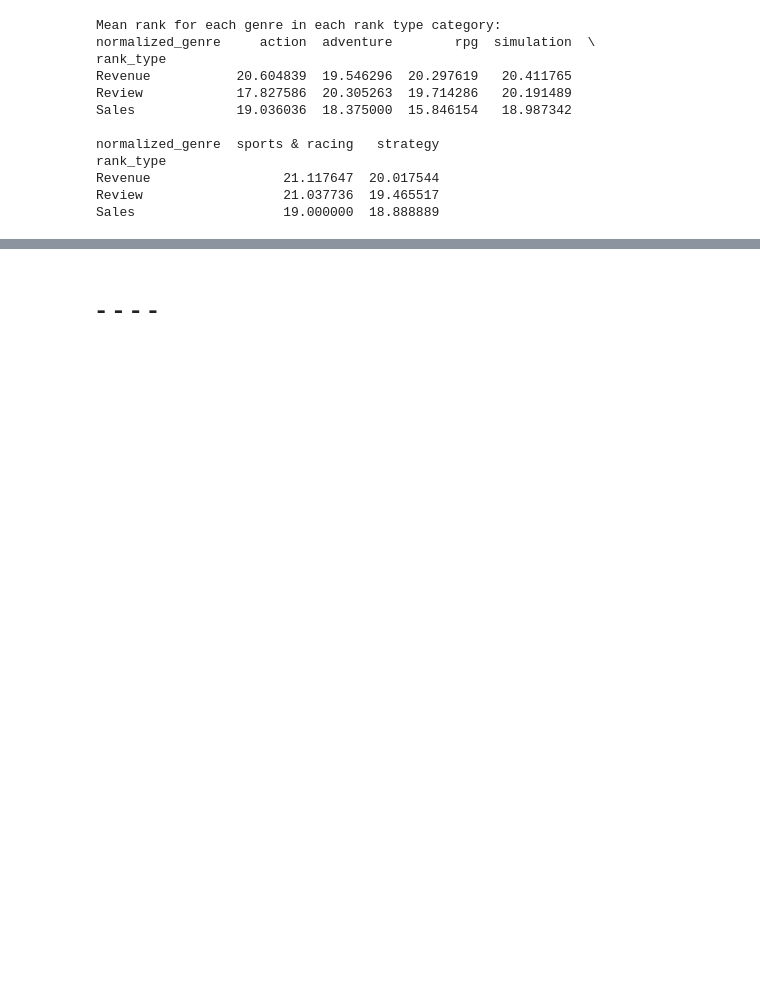
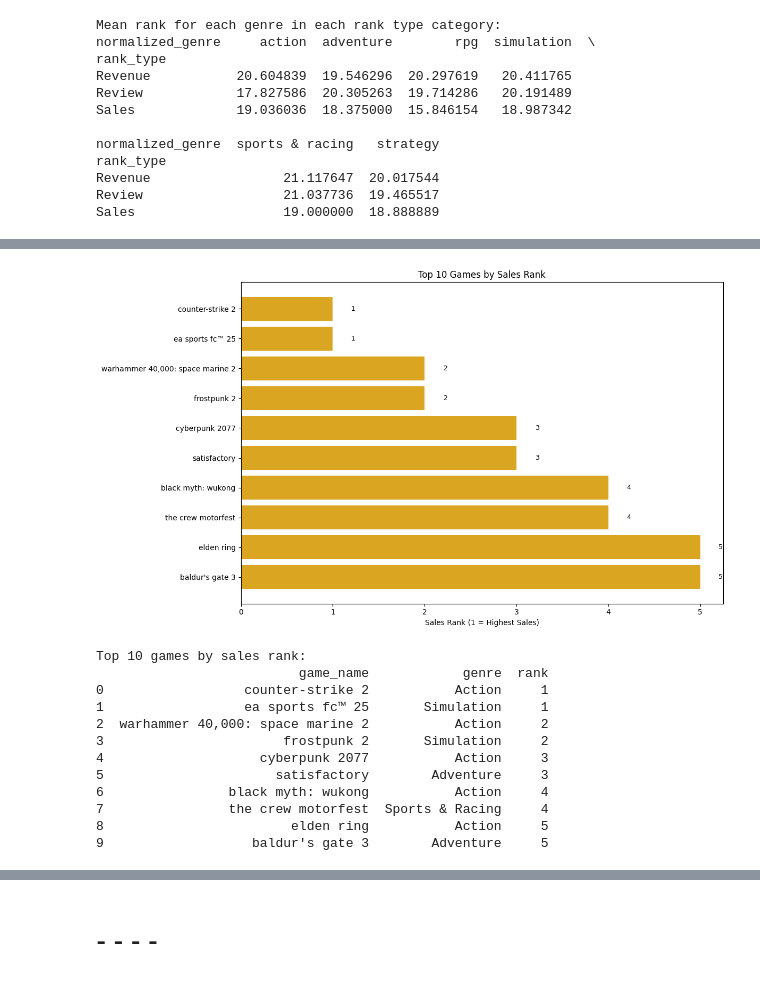
Before and after one commit to OfirBH/Steam_Final_Project, a Jupyter notebook: steam_final_project.ipynb, the cells around one changed output, grey strips where cells are left out. Cells and saved outputs as stored; diff of their text form; code cells hidden in the pictures; blank space fills up the shorter version.

```diff
--- a/steam_final_project.ipynb
+++ b/steam_final_project.ipynb
@@ -1245,0 +1264,46 @@ Index: []
+# %%
+# Visualize the Top 10 Games by "Sales" (using rank_type == 'Sales')
+
+# Prepare a DataFrame for sales rankings (unique games only)
+try:
+    top_sales_df = unique_df[unique_df['rank_type'] == 'Sales'].copy()
+except NameError:
+    top_sales_df = final_df[final_df['rank_type'] == 'Sales'].drop_duplicates(subset=['game_name']).copy()
+
+# Ensure 'rank' is numeric for correct sorting (lower rank = higher sales)
+top_sales_df['rank'] = pd.to_numeric(top_sales_df['rank'], errors='coerce')
+
+# Get top 10 games by sales rank (rank 1 is highest)
+top10_sales_games = top_sales_df.nsmallest(10, 'rank')
+
+plt.figure(figsize=(12,7))
+bars = plt.barh(
+    top10_sales_games['game_name'],
+    top10_sales_games['rank'],
+    color='goldenrod'
+)
+plt.xlabel("Sales Rank (1 = Highest Sales)")
+plt.title("Top 10 Games by Sales Rank")
+plt.gca().invert_yaxis()  # Highest at the top (lowest rank)
+for i, v in enumerate(top10_sales_games['rank']):
+    plt.text(v + 0.2, i, int(v), va='center', fontsize=9)
+plt.tight_layout()
+plt.show()
+
+
+print("Top 10 games by sales rank:")
+print(top10_sales_games[['game_name', 'genre', 'rank']].reset_index(drop=True))
+# %% [output]
+[figure, added]
+Top 10 games by sales rank:
+                          game_name            genre  rank
+0                  counter-strike 2           Action     1
+1                  ea sports fc™ 25       Simulation     1
+2  warhammer 40,000: space marine 2           Action     2
+3                       frostpunk 2       Simulation     2
+4                    cyberpunk 2077           Action     3
+5                      satisfactory        Adventure     3
+6                black myth: wukong           Action     4
+7                the crew motorfest  Sports & Racing     4
+8                        elden ring           Action     5
+9                   baldur's gate 3        Adventure     5
```
Also changed, not shown: parts of 8 cells of this notebook.
